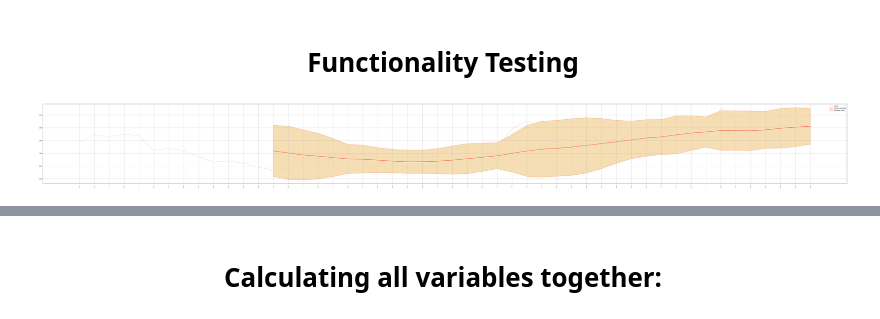
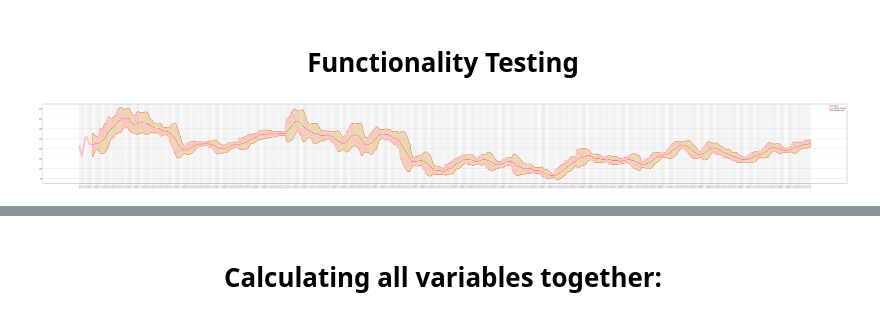
Before and after one commit to D-Voronkov-Official/Stocks-Price-Prediction-Program, a Jupyter notebook: Machine Learning Data Gathering/Scripts/Moving Average + Bollinger bands.ipynb, the cells around one changed output, grey strips where cells are left out. Saved outputs shown, nothing was run; the diff lists cells and outputs as text; code cells hidden in the pictures.

```diff
--- a/Machine Learning Data Gathering/Scripts/Moving Average + Bollinger bands.ipynb
+++ b/Machine Learning Data Gathering/Scripts/Moving Average + Bollinger bands.ipynb
@@ -28,7 +28,8 @@ def calculate_ma(stocks_data, day_range = 14):
     '''
 
     moving_average = stocks_data['Close'].rolling(day_range).mean()
-    stocks_data[f'MA {day_range}'] = moving_average
+   # stocks_data[f'MA_{day_range}'] = moving_average
+    stocks_data.loc[:, f'MA_{day_range}'] = moving_average
     moving_average = moving_average.fillna(0)
 
     #return stocks_data
@@ -108,8 +122,9 @@ def create_candles_graph(stocks_data,
 # %% [markdown]
 <h1><center>Creating Plot with Moving average and Bollinger Bands</center></h1>
 # %%
-def create_plot_with_MA_and_BB(df, amount_of_days_to_show = 14, day_range = 14):
-
+def create_plot_with_MA_and_BB(df,
+                               amount_of_days_to_show = None,
+                               day_range = 14):
     '''
         Creating a graphic with closing price + Moving average + Bollinger Bands
 
@@ -117,30 +132,30 @@ def create_plot_with_MA_and_BB(df, amount_of_days_to_show = 14, day_range = 14):
             df - stocks data frame
             day_range - period range on which the data will be calculated. By default - 14
     '''
-    if amount_of_days_to_show < len(df):
-        df = df[-amount_of_days_to_show:]
+    if amount_of_days_to_show == None:
+        amount_of_days_to_show = len(df)
 
-        calculate_ma(df, day_range)
-
+    if amount_of_days_to_show <= len(df) and amount_of_days_to_show > 1:
+        df = df.copy()[-amount_of_days_to_show :]
 
         calculate_bollinger_band(df, day_range)
 
         fig, ax = plt.subplots(figsize = (100, 10));
 
         ax.tick_params(axis = 'x', labelrotation = 90, labelsize = 4);
-        ax.plot(df["Date"], df["Close"], color = 'pink');
-        df = df.dropna()
-        ax.plot(df["Date"], df[f"MA {day_range}"], color = 'red');
+        ax.plot(df["Date"], df["Close"], color = 'pink', linewidth = 12);
+        df.dropna(inplace = True)
+        ax.plot(df["Date"], df[f"MA_{day_range}"], color = 'red');
 
 
-        ax.fill_between(df["Date"], df["Bollinger Band Upper Bound"], df["Bollinger Band Lower Bound"],
+        ax.fill_between(df["Date"], df["BB_Upper_Bound"], df["BB_Lower_Bound"],
                         interpolate = True,
                         color = "wheat",
                         edgecolor = ["coral", "fuchsia"],
-                        linewidth = 1.1)
+                        linewidth = 4);
 
         ax.legend(["Close", "Moving average", "Bollinger Band"], loc = "upper right");
-        plt.grid(True)
+        plt.grid(True);
 # %% [markdown]
 -----------------------------------------------------------------
 # %% [markdown]
@@ -228,9 +241,9 @@ def calculate_atr(stocks_data, day_range = 14):
 test_data = pd.read_csv("../Data/Consumer Discretionary/Airbnb Inc. Class A Common Stock.csv")
 calculate_bollinger_band(test_data)
 # %%
-create_plot_with_MA_and_BB(test_data, 50)
+create_plot_with_MA_and_BB(test_data, len(test_data))
 # %% [output]
-[figure, old version]
+[figure, new version]
 # %%
 create_candles_graph(test_data[-20:])
 # %% [output]
```
Also changed, not shown: parts of 11 cells of this notebook.
